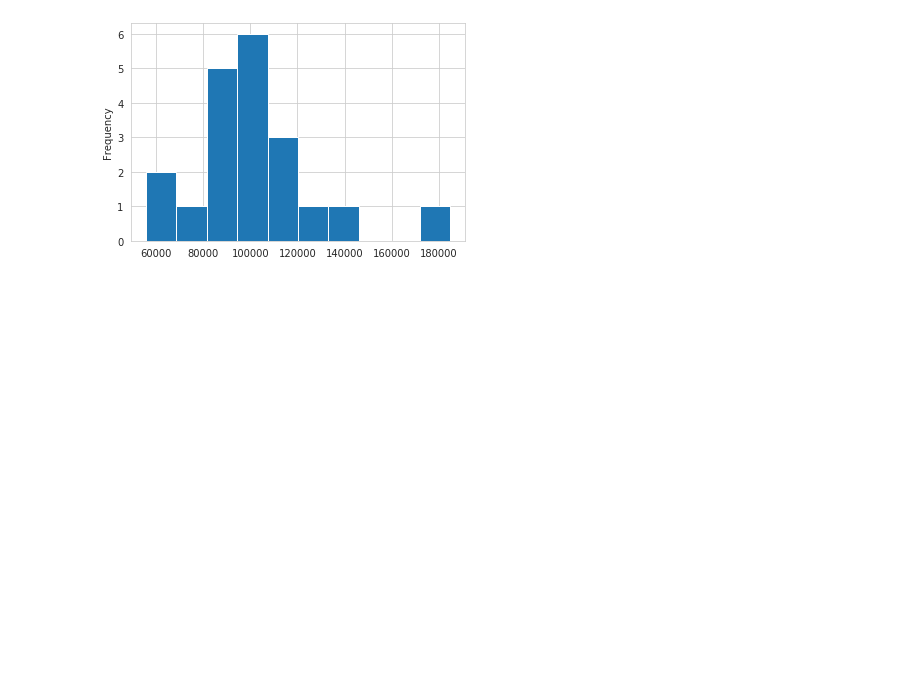
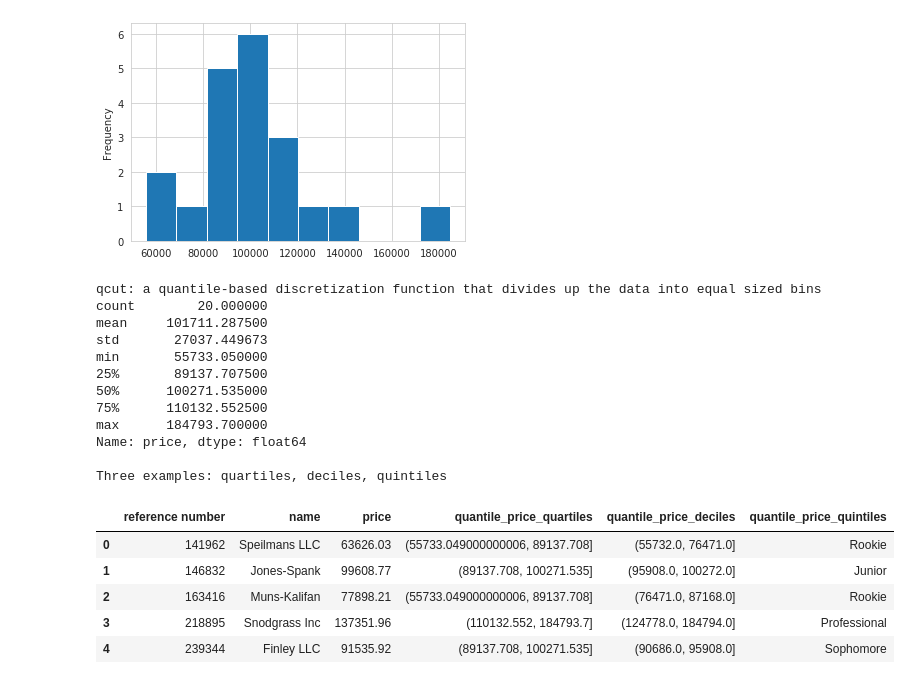
Before and after one commit to vbloise3/awsCert, a Jupyter notebook: public/Exam Notes/16-Numerical-Engineering.ipynb, the cells around one changed output. Drawn from its saved outputs; the diff is of its cells as text; code cells hidden in the pictures; blank space fills up the shorter version.

Commit message:
finished quantilie binning jupyter notebook section

```diff
--- a/public/Exam Notes/16-Numerical-Engineering.ipynb
+++ b/public/Exam Notes/16-Numerical-Engineering.ipynb
@@ -74,9 +74,9 @@ import seaborn as sns
 
 # Numerical Binning Example
 
-raw_df = pd.read_excel('https://github.com/vbloise3/WhizLabsML/blob/master/binning/201_Revenue_Total.xlsx?raw=true')
-print(color.BOLD + color.PURPLE + "\nNumber of observations: " + str(len(raw_df.index)) + color.END)
-raw_df
+revenue_df = pd.read_excel('https://github.com/vbloise3/WhizLabsML/blob/master/binning/201_Revenue_Total.xlsx?raw=true')
+print(color.BOLD + color.PURPLE + "\nNumber of observations: " + str(len(revenue_df.index)) + color.END)
+revenue_df
 # %% [output]
 Number of observations: 1507
 |  | reference number | name | price | date |
@@ -94,8 +94,40 @@ Number of observations: 1507
 1507 rows × 4 columns
 # %%
 sns.set_style('whitegrid')
-df = raw_df.groupby(['reference number', 'name'])['price'].sum().reset_index()
+df = revenue_df.groupby(['reference number', 'name'])['price'].sum().reset_index()
 df['price'].plot(kind='hist')
 # %% [output]
 <matplotlib.axes._subplots.AxesSubplot at 0x...>
 [figure]
+# %%
+# Quantile binning example
+print(color.BOLD + color.PURPLE + "\nqcut: a quantile-based discretization function that divides up the data into equal sized bins" + color.END)
+print(df['price'].describe())
+
+df['quantile_price_quartiles'] = pd.qcut(df['price'], q=4)
+df['quantile_price_deciles'] = pd.qcut(df['price'], q=10, precision=0)
+bin_labels_5 = ['Rookie', 'Sophomore', 'Junior', 'Senior', 'Professional']
+df['quantile_price_quintiles'] = pd.qcut(df['price'],
+                              q=[0, .2, .4, .6, .8, 1],
+                              labels=bin_labels_5)
+print(color.BOLD + color.PURPLE + "\nThree examples: quartiles, deciles, quintiles" + color.END)
+df.head()
+# %% [output]
+qcut: a quantile-based discretization function that divides up the data into equal sized bins
+count        20.000000
+mean     101711.287500
+std       27037.449673
+min       55733.050000
+25%       89137.707500
+50%      100271.535000
+75%      110132.552500
+max      184793.700000
+Name: price, dtype: float64
+
+Three examples: quartiles, deciles, quintiles
+|  | reference number | name | price | quantile_price_quartiles | quantile_price_deciles | quantile_price_quintiles |
+| 0 | 141962 | Speilmans LLC | 63626.03 | (55733.049000000006, 89137.708] | (55732.0, 76471.0] | Rookie |
+| 1 | 146832 | Jones-Spank | 99608.77 | (89137.708, 100271.535] | (95908.0, 100272.0] | Junior |
+| 2 | 163416 | Muns-Kalifan | 77898.21 | (55733.049000000006, 89137.708] | (76471.0, 87168.0] | Rookie |
+| 3 | 218895 | Snodgrass Inc | 137351.96 | (110132.552, 184793.7] | (124778.0, 184794.0] | Professional |
+| 4 | 239344 | Finley LLC | 91535.92 | (89137.708, 100271.535] | (90686.0, 95908.0] | Sophomore |
```
Also changed, not shown: parts of 3 cells of this notebook.
